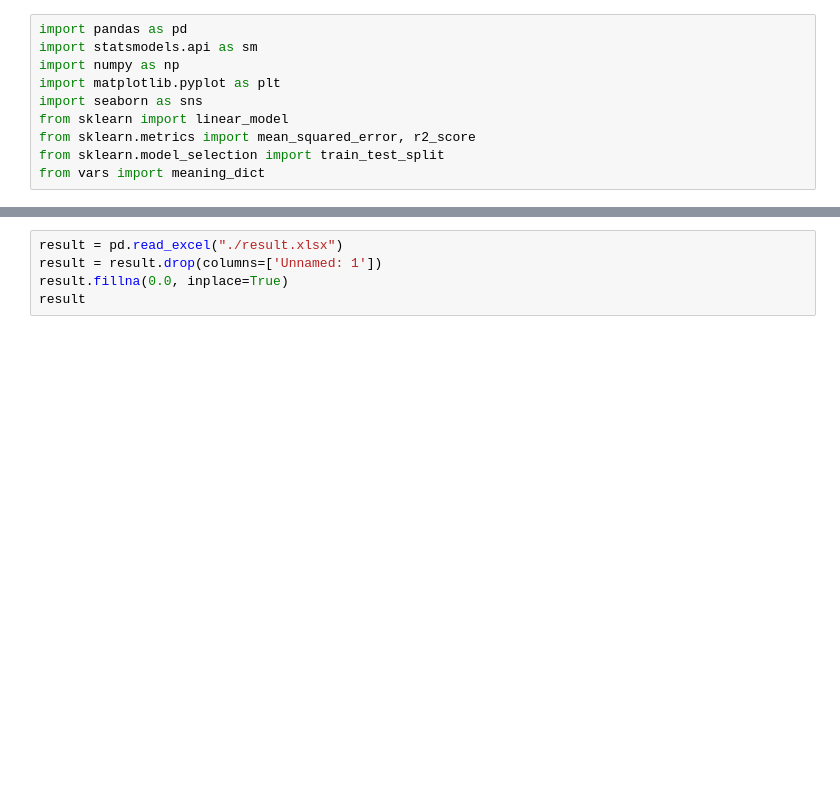
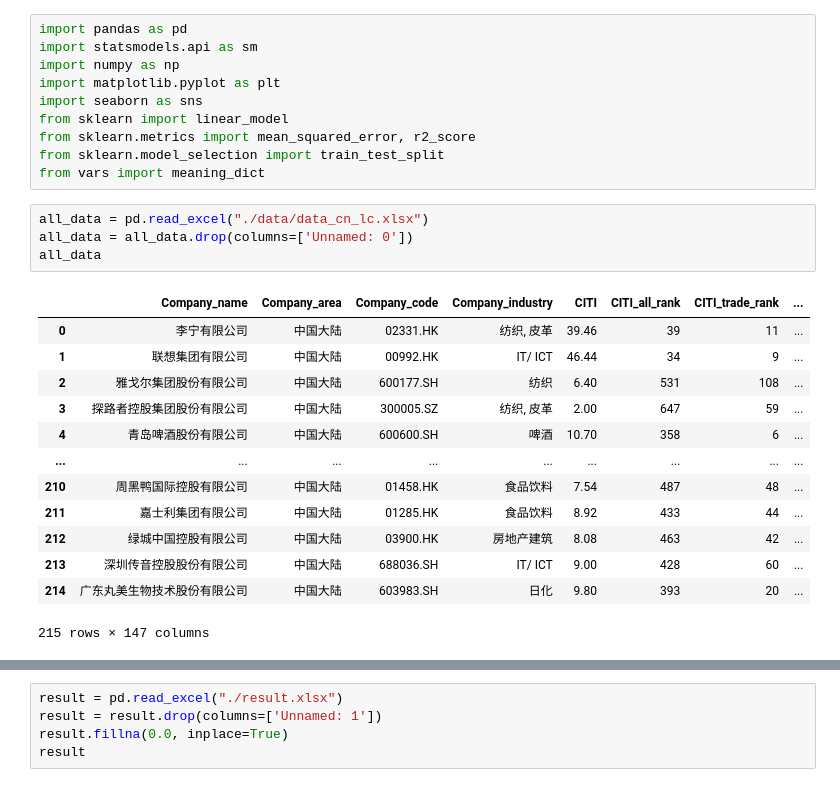
Before and after one commit to firezl/green-supply-chain, a Jupyter notebook: analysis.ipynb, the cells around one changed output, grey strips where cells are left out. Drawn from its saved outputs; the diff is of its cells as text; blank space fills up the shorter version.

```diff
--- a/analysis.ipynb
+++ b/analysis.ipynb
@@ -8,3 +8,21 @@ from sklearn import linear_model
 from sklearn.metrics import mean_squared_error, r2_score
 from sklearn.model_selection import train_test_split
 from vars import meaning_dict
+# %%
+all_data = pd.read_excel("./data/data_cn_lc.xlsx")
+all_data = all_data.drop(columns=['Unnamed: 0'])
+all_data
+# %% [output]
+|  | Company_name | Company_area | Company_code | Company_industry | CITI | CITI_all_rank | CITI_trade_rank | ... |
+| 0 | 李宁有限公司 | 中国大陆 | 02331.HK | 纺织, 皮革 | 39.46 | 39 | 11 | ... |
+| 1 | 联想集团有限公司 | 中国大陆 | 00992.HK | IT/ ICT | 46.44 | 34 | 9 | ... |
+| 2 | 雅戈尔集团股份有限公司 | 中国大陆 | 600177.SH | 纺织 | 6.40 | 531 | 108 | ... |
+| 3 | 探路者控股集团股份有限公司 | 中国大陆 | 300005.SZ | 纺织, 皮革 | 2.00 | 647 | 59 | ... |
+| 4 | 青岛啤酒股份有限公司 | 中国大陆 | 600600.SH | 啤酒 | 10.70 | 358 | 6 | ... |
+| ... | ... | ... | ... | ... | ... | ... | ... | ... |
+| 210 | 周黑鸭国际控股有限公司 | 中国大陆 | 01458.HK | 食品饮料 | 7.54 | 487 | 48 | ... |
+| 211 | 嘉士利集团有限公司 | 中国大陆 | 01285.HK | 食品饮料 | 8.92 | 433 | 44 | ... |
+| 212 | 绿城中国控股有限公司 | 中国大陆 | 03900.HK | 房地产建筑 | 8.08 | 463 | 42 | ... |
+| 213 | 深圳传音控股股份有限公司 | 中国大陆 | 688036.SH | IT/ ICT | 9.00 | 428 | 60 | ... |
+| 214 | 广东丸美生物技术股份有限公司 | 中国大陆 | 603983.SH | 日化 | 9.80 | 393 | 20 | ... |
+215 rows × 147 columns
```
Also changed, not shown: parts of 29 cells of this notebook, 7 other files.
